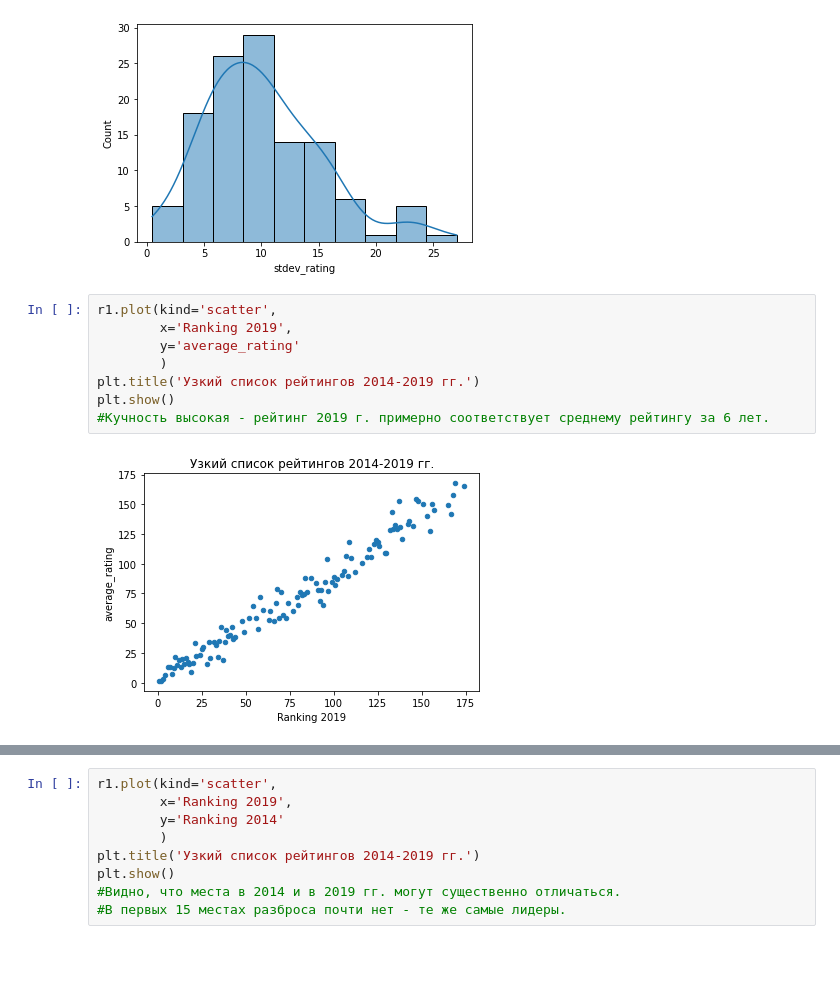
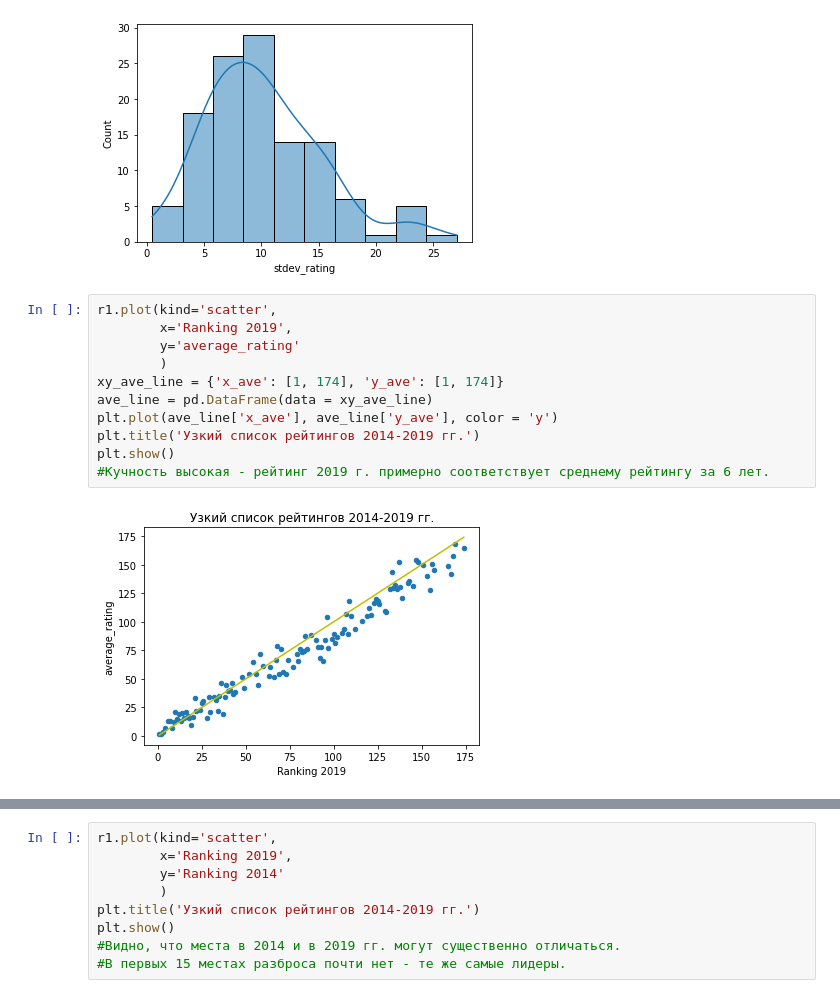
Before and after one commit to izelberg/Smart_Cities, a Jupyter notebook: Smart_Cities.ipynb, the cells around one changed output, grey strips where cells are left out. Drawn from its saved outputs; the diff is of its cells as text; blank space fills up the shorter version.

```diff
--- a/Smart_Cities.ipynb
+++ b/Smart_Cities.ipynb
@@ -516,13 +516,16 @@ sns.histplot(data=r1['stdev_rating'], kde=True)
 # %%
 r1.plot(kind='scatter',
         x='Ranking 2019',
         y='average_rating'
         )
+xy_ave_line = {'x_ave': [1, 174], 'y_ave': [1, 174]}
+ave_line = pd.DataFrame(data = xy_ave_line)
+plt.plot(ave_line['x_ave'], ave_line['y_ave'], color = 'y')
 plt.title('Узкий список рейтингов 2014-2019 гг.')
 plt.show()
 #Кучность высокая - рейтинг 2019 г. примерно соответствует среднему рейтингу за 6 лет.
 # %% [output]
-[figure, old version]
+[figure, new version]
 # %%
 r1.plot(kind='scatter',
         x='Ranking 2014',
```
Also changed, not shown: parts of 2 cells of this notebook, 2 other files.
